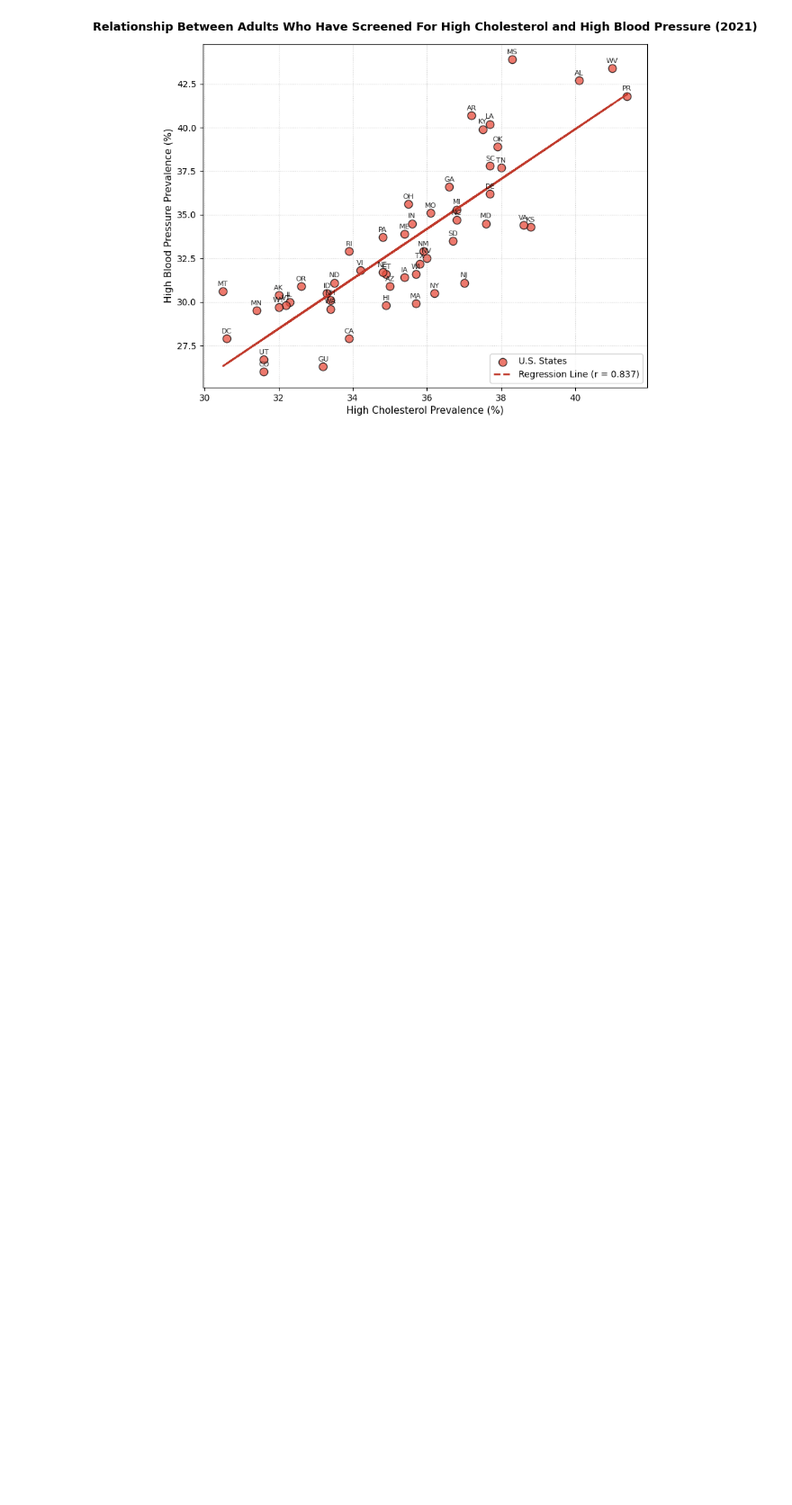
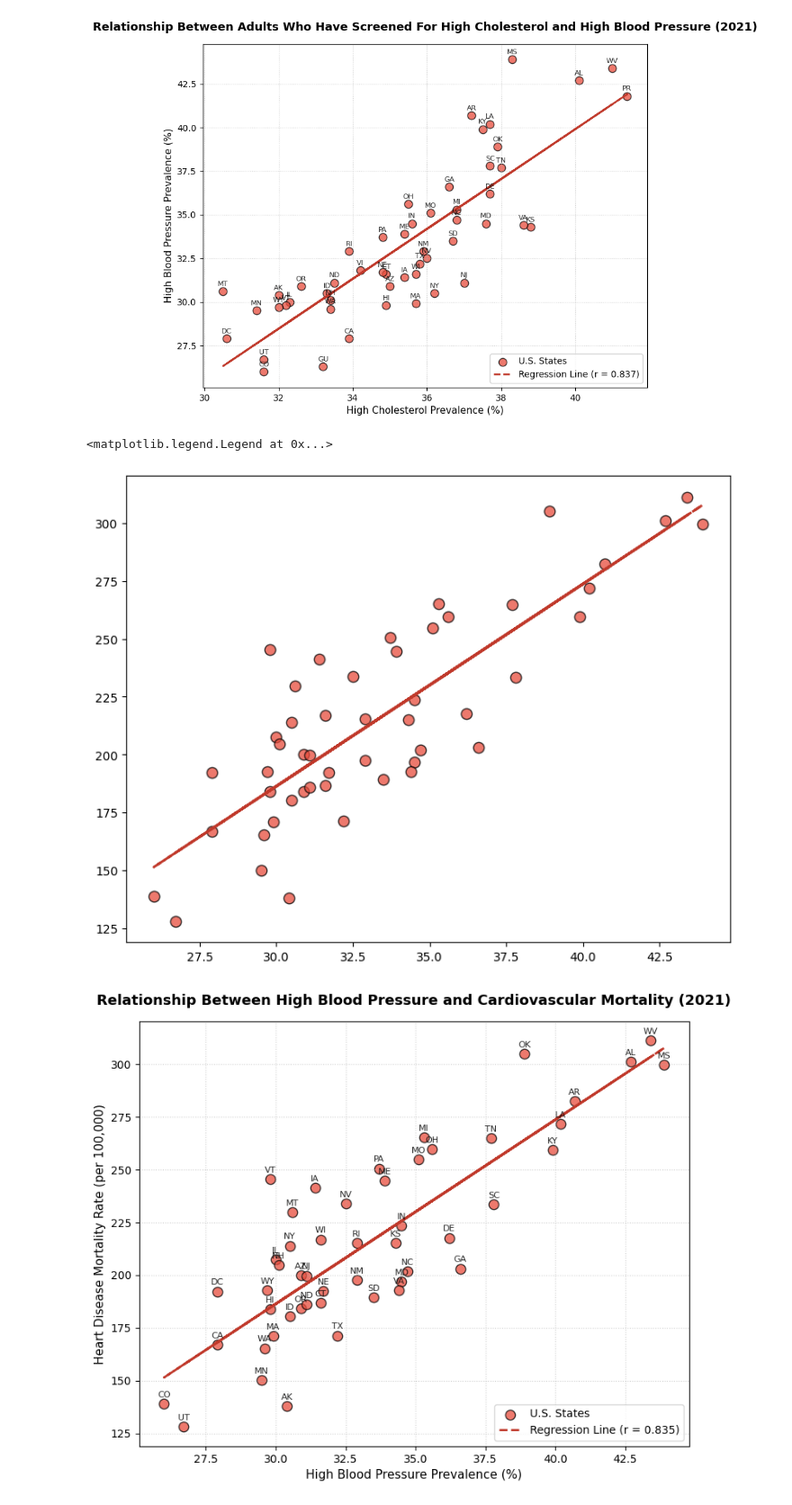
Before and after one commit to maikalotsch/Maika-Lotsch_Chronic_Disease_DSRP_Project, a Jupyter notebook: text.ipynb, the cells around one changed output. Shown at 90% size. Drawn from its saved outputs; the diff is of its cells as text; code cells hidden in the pictures; blank space fills up the shorter version.

```diff
--- a/text.ipynb
+++ b/text.ipynb
@@ -364,6 +359,59 @@ ax.legend(loc='lower right', fontsize=10)
 <matplotlib.legend.Legend at 0x...>
 [figure]
 [figure]
+# %%
+# how does high blood pressure relate to the number of cardiovasular disease cases across states
+
+high_blood_pressure = df_clean[
+    (df_clean['indicator_metric'] == 'High blood pressure among adults') &
+    (df_clean['measurement_type'] == 'Crude Prevalence') &
+    (df_clean['year'] == 2021) &
+    (df_clean['state_code'] != 'US') &
+    (df_clean['demographic_group'] == 'Overall')
+][['state_code', 'numeric_value']].rename(columns={'numeric_value': 'hypertension_rate'})
+
+mortality_df = df_clean[
+    (df_clean['health_topic'] == 'Cardiovascular Disease') &
+    (df_clean['measurement_type'] == 'Crude Rate') &
+    (df_clean['year']== 2021) &
+    (df_clean['indicator_metric'] == 'Diseases of the heart mortality among all people, underlying cause') &
+    (df_clean['demographic_group'] == 'Overall') &
+    (df_clean['state_code'] != "US")
+][['state_code', 'numeric_value']].rename(columns={'numeric_value': 'heart_mortality'})
+
+merged_df = pd.merge(mortality_df, high_blood_pressure, on='state_code').dropna()
+
+x = merged_df['hypertension_rate']
+y = merged_df['heart_mortality']
+slope, intercept, r_value, p_value, std_err = linregress(x, y)
+
+
+fig, ax = plt.subplots(figsize=(9, 7))
+ax.scatter(x, y, color='#e74c3c', alpha=0.75, edgecolors='black', s=80, label='U.S. States')
+ax.plot(x, slope*x + intercept, color='#c0392b', linewidth=2, linestyle='--',
+        label=f'Regression Line (r = {r_value:.3f})')
+
+
+# Plotting using subplots
+fig, ax = plt.subplots(figsize=(9, 7))
+ax.scatter(x, y, color='#e74c3c', alpha=0.75, edgecolors='black', s=80, label='U.S. States')
+ax.plot(x, slope*x + intercept, color='#c0392b', linewidth=2, linestyle='--',
+        label=f'Regression Line (r = {r_value:.3f})')
+
+# Annotate all state codes
+for idx, row in merged_df.iterrows():
+    ax.annotate(row['state_code'], (row['hypertension_rate'], row['heart_mortality']),
+                 textcoords="offset points", xytext=(0,6), ha='center', fontsize=8, alpha=0.85)
+
+ax.set_title('Relationship Between High Blood Pressure and Cardiovascular Mortality (2021)', fontsize=13, fontweight='bold', pad=15)
+ax.set_xlabel('High Blood Pressure Prevalence (%)', fontsize=11)
+ax.set_ylabel('Heart Disease Mortality Rate (per 100,000)', fontsize=11)
+ax.grid(True, linestyle=':', alpha=0.6)
+ax.legend(loc='lower right', fontsize=10)
+# %% [output]
+<matplotlib.legend.Legend at 0x...>
+[figure, added]
+[figure, added]
 # %%
 # graph showing the crude prevalence of cardiovascular disease by state
 
```
Also changed, not shown: parts of 3 cells of this notebook.
